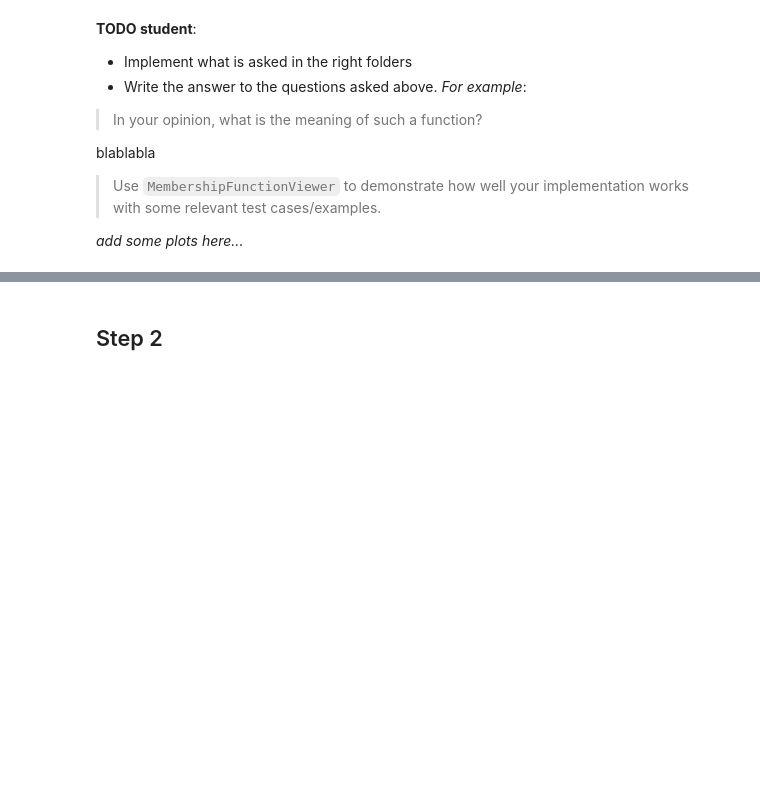
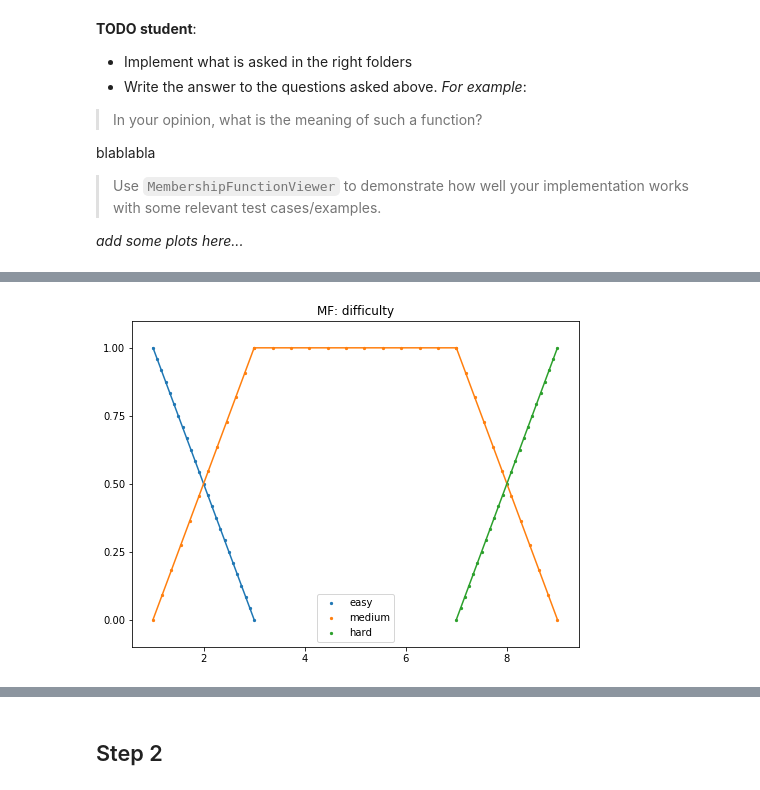
Before and after one commit to Nortalle/LFA_labo_021, a Jupyter notebook: LFA labo 040/000_exam_problem.ipynb, the cells around one changed output, grey strips where cells are left out. Saved outputs shown, nothing was run; the diff lists cells and outputs as text; code cells hidden in the pictures; blank space fills up the shorter version.

```diff
--- a/LFA labo 040/000_exam_problem.ipynb
+++ b/LFA labo 040/000_exam_problem.ipynb
@@ -238,0 +136,10 @@ predicted_value {'priority': 0.3966143213820694}
+# %%
+lv_difficulty = LinguisticVariable("difficulty", {
+    "easy": LinPWMF([1, 1], [3, 0]),
+    "medium": TrapMF(1, 3, 7, 9),
+    "hard": LinPWMF([7,0], [9,1])
+})
+
+LinguisticVariableViewer(lv_difficulty).show()
+# %% [output]
+[figure, added]
```
Also changed, not shown: parts of 15 cells of this notebook.
